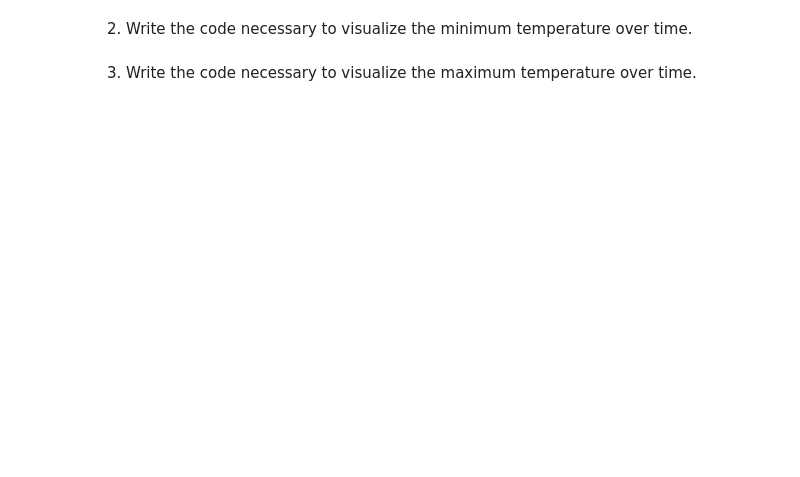
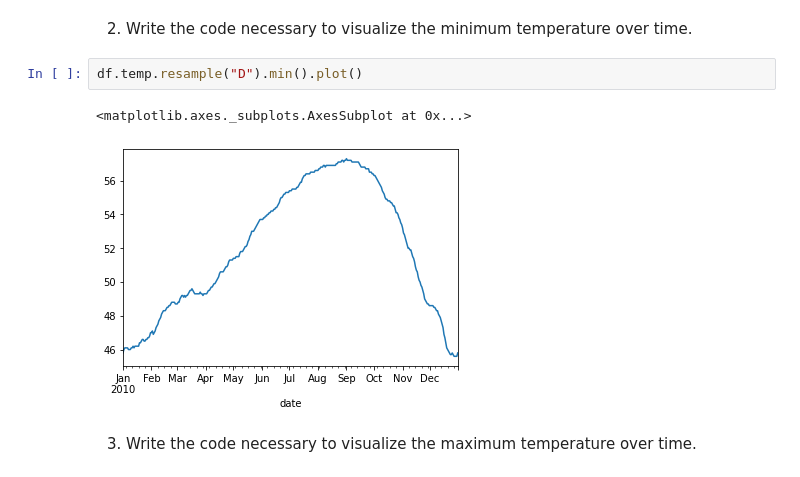
Before and after one commit to noahmelngailis/ds-methodologies-exercises, a Jupyter notebook: time_series/prepare_exercises.ipynb, the cells around one changed output. Cells and saved outputs as stored; diff of their text form; blank space fills up the shorter version.

```diff
--- a/time_series/prepare_exercises.ipynb
+++ b/time_series/prepare_exercises.ipynb
@@ -133,4 +186,9 @@ df = data.sf_temps()
 # %% [markdown]
 2. Write the code necessary to visualize the minimum temperature over time.
+# %%
+df.temp.resample("D").min().plot()
+# %% [output]
+<matplotlib.axes._subplots.AxesSubplot at 0x...>
+[figure, added]
 # %% [markdown]
 3. Write the code necessary to visualize the maximum temperature over time.
```
Also changed, not shown: parts of 32 cells of this notebook.
